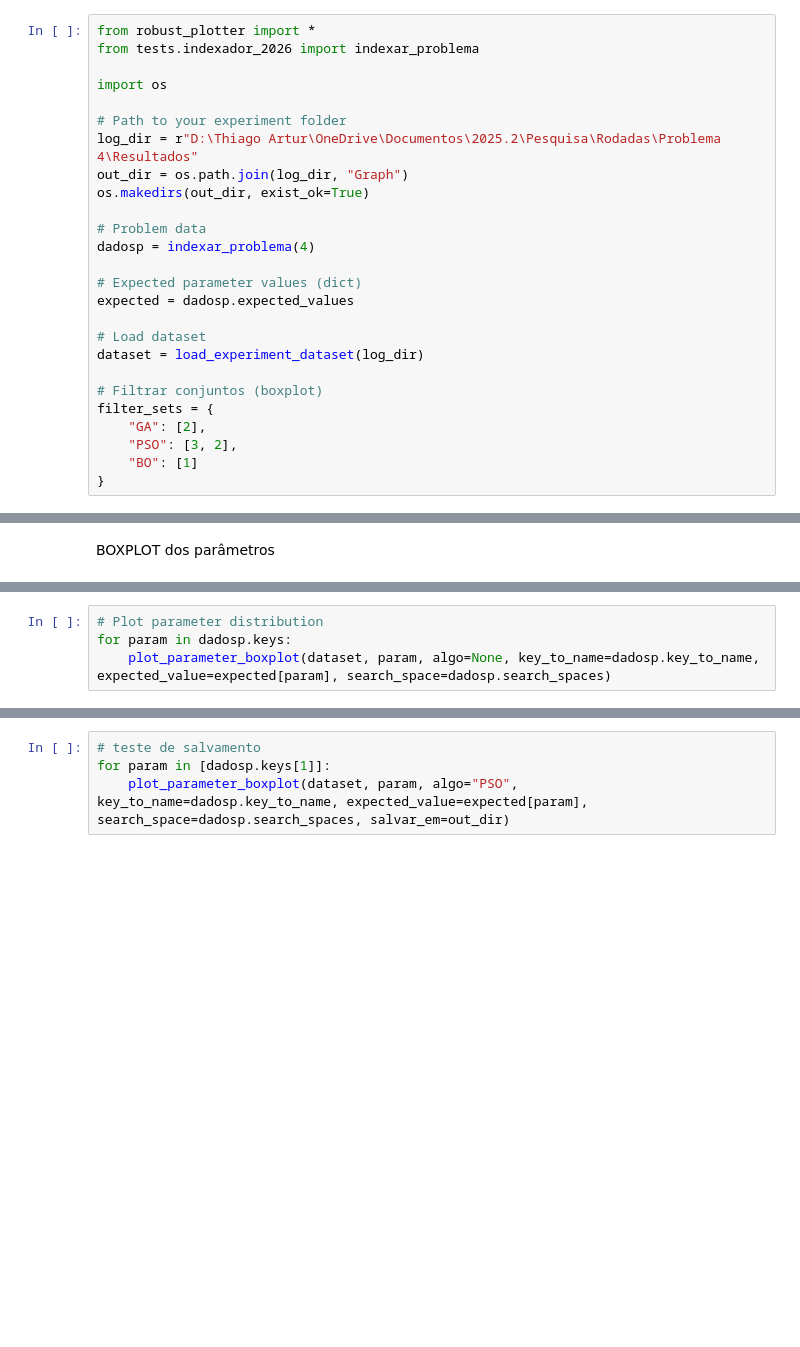
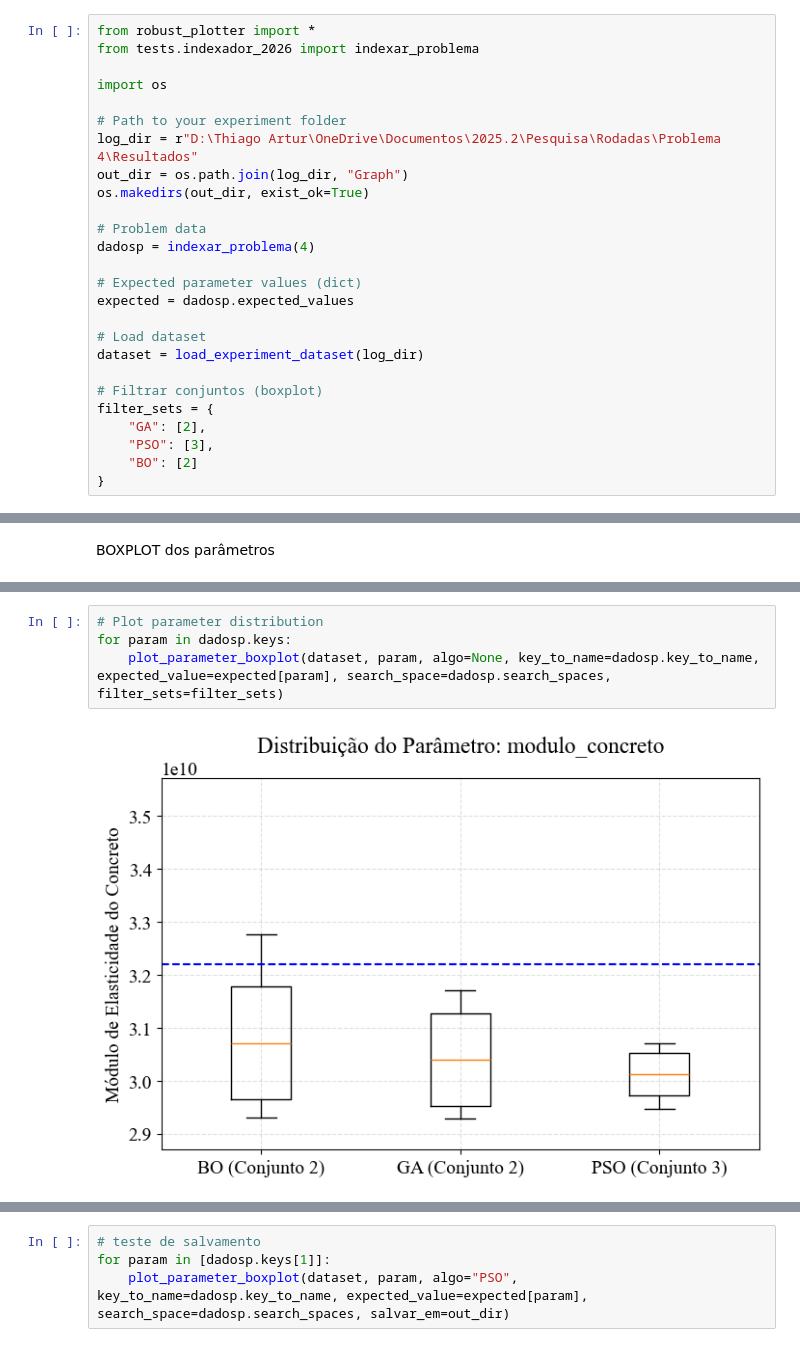
Before and after one commit to joaovfdias/optim_model_updating, a Jupyter notebook: plot/plot_testing_4_notebook.ipynb, the cells around one changed output, grey strips where cells are left out. Cells and saved outputs as stored; diff of their text form; blank space fills up the shorter version.

Commit message:
robust_plotter.py: refinada filtragem de conjunto em parameter_boxplot.

```diff
--- a/plot/plot_testing_4_notebook.ipynb
+++ b/plot/plot_testing_4_notebook.ipynb
@@ -24,8 +24,8 @@ dataset = load_experiment_dataset(log_dir)
 # Filtrar conjuntos (boxplot)
 filter_sets = {
     "GA": [2],
-    "PSO": [3, 2],
-    "BO": [1]
+    "PSO": [3],
+    "BO": [2]
 }
 # %% [markdown]
 Convergência por algoritmo
@@ -57,4 +47,6 @@ for param in dadosp.keys:
 # %%
 # Plot parameter distribution
 for param in dadosp.keys:
-    plot_parameter_boxplot(dataset, param, algo=None, key_to_name=dadosp.key_to_name, expected_value=expected[param], search_space=dadosp.search_spaces)
+    plot_parameter_boxplot(dataset, param, algo=None, key_to_name=dadosp.key_to_name, expected_value=expected[param], search_space=dadosp.search_spaces, filter_sets=filter_sets)
+# %% [output]
+[figure, added]
```
Also changed, not shown: parts of 2 cells of this notebook, 1 other file.
